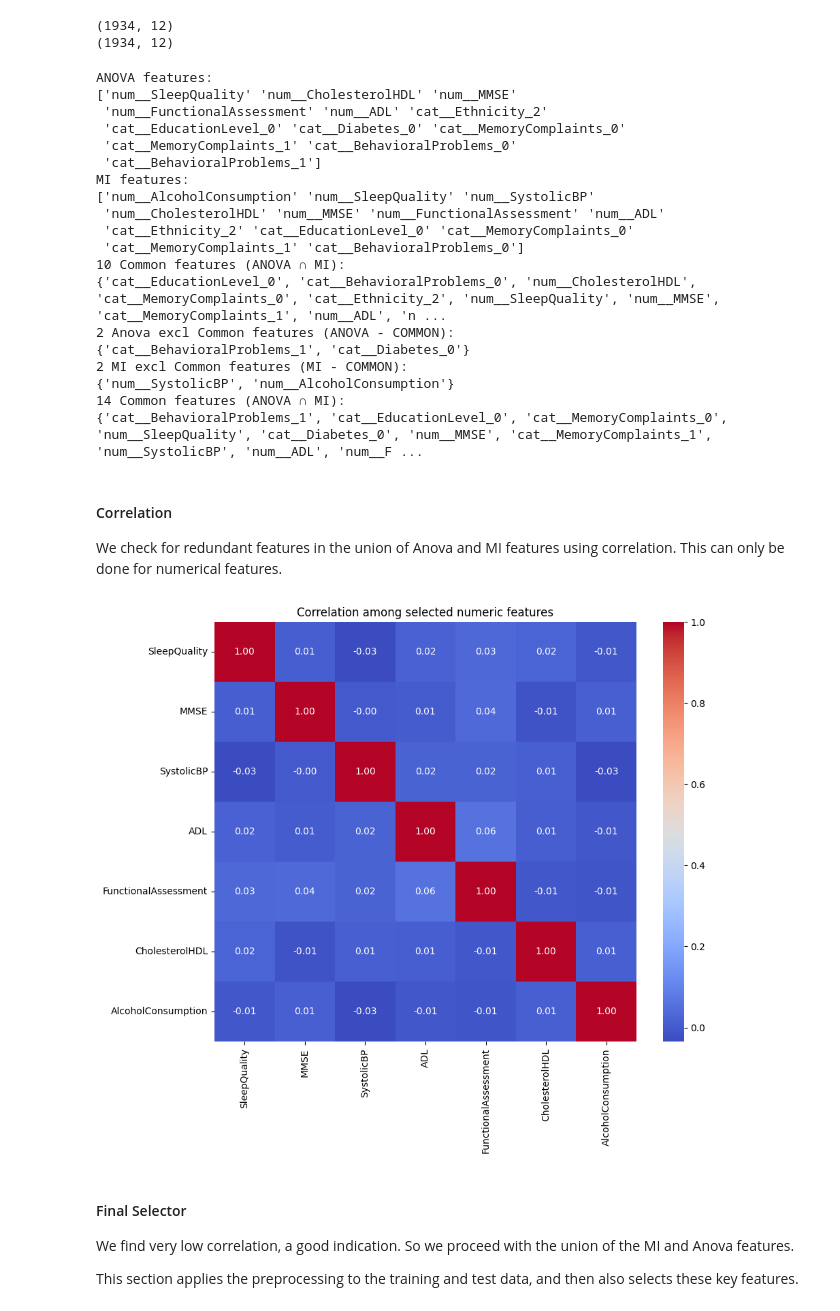
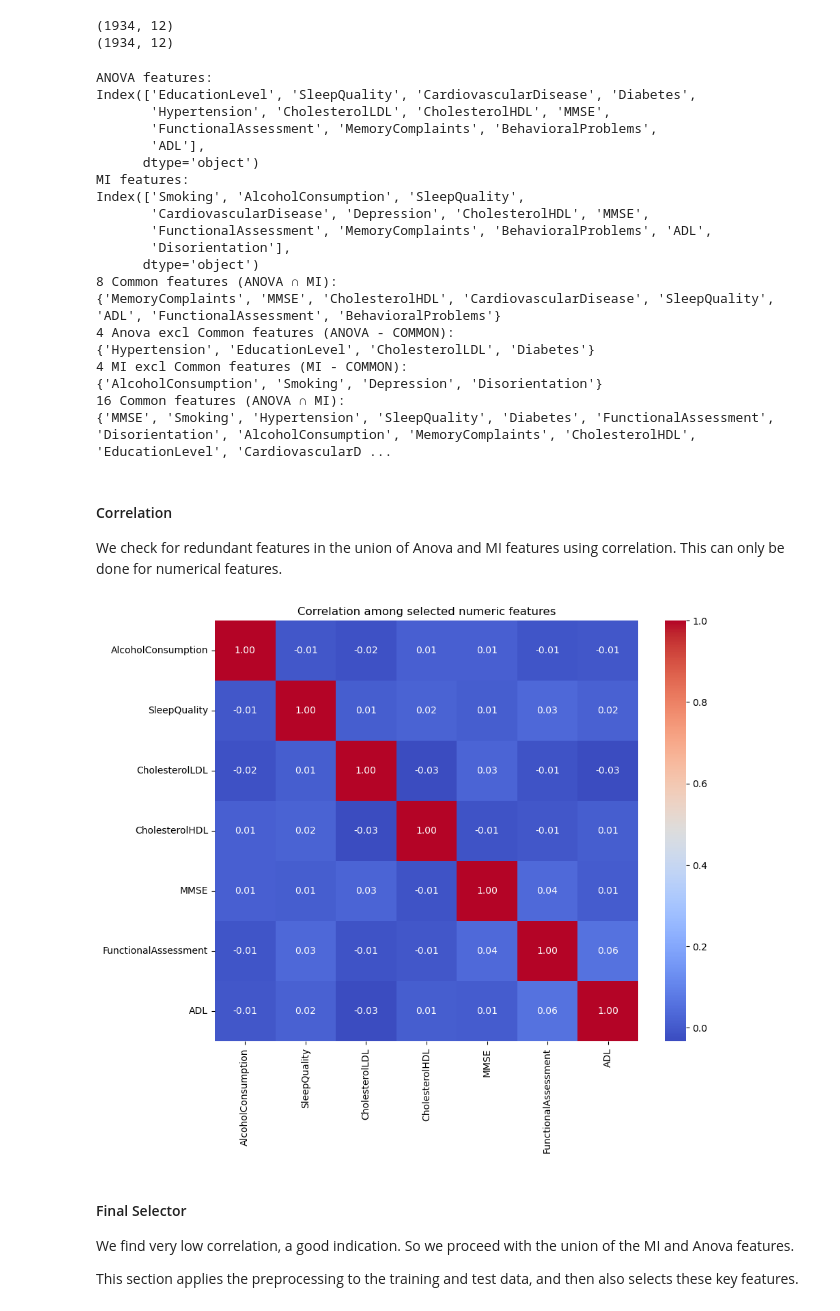
Before and after one commit to SyroQT/AML-group1-2, a Jupyter notebook: notebooks/02-preprocessing.ipynb, the cells around one changed output. Cells and saved outputs as stored; diff of their text form; code cells hidden in the pictures.

Commit message:
Corrected preprocessing logic

```diff
--- a/notebooks/02-preprocessing.ipynb
+++ b/notebooks/02-preprocessing.ipynb
@@ -63,6 +64,9 @@ print(y_train.isna().sum(), y_test.isna().sum())
 # Duplicated rows in X (optional)
 print("Duplicates")
 print(X_train.duplicated().sum(), X_test.duplicated().sum())
+
+X_train = X_train.drop_duplicates()
+X_test = X_test.drop_duplicates()
 # %% [output]
 X train: (1934, 32)
 y train: (1934,)
@@ -165,7 +171,7 @@ anova_selector = SelectKBest(score_func=f_classif, k=k)
 
 anova_pipeline = Pipeline(
     steps=[
-        ("preprocess", preprocess),
+        # ("preprocess", preprocess),
         ("select_anova", anova_selector),
     ]
 )
@@ -177,7 +183,7 @@ mi_selector = SelectKBest(
 
 mi_pipeline = Pipeline(
     steps=[
-        ("preprocess", preprocess),
+        # ("preprocess", preprocess),
         ("select_mi", mi_selector),
     ]
 )
@@ -206,22 +212,20 @@ print(X_train_mi.shape)  # (n_samples, k)
 (1934, 12)
 # %%
 # ANOVA
-preprocess_anova = anova_pipeline.named_steps["preprocess"]
+# preprocess_anova = anova_pipeline.named_steps["preprocess"]
 selector_anova = anova_pipeline.named_steps["select_anova"]
 
-all_feature_names = preprocess_anova.get_feature_names_out()
+# all_feature_names = preprocess_anova.get_feature_names_out()
+all_feature_names = X_train.columns
 anova_mask = selector_anova.get_support()
 anova_features = all_feature_names[anova_mask]
 
 # MI
-preprocess_mi = mi_pipeline.named_steps["preprocess"]
+# preprocess_mi = mi_pipeline.named_steps["preprocess"]
 selector_mi = mi_pipeline.named_steps["select_mi"]
 
-mi_feature_names = (
-    preprocess_mi.get_feature_names_out()
-)  # same as all_feature_names if same preprocess
 mi_mask = selector_mi.get_support()
-mi_features = mi_feature_names[mi_mask]
+mi_features = all_feature_names[mi_mask]
 
 print(f"ANOVA features:\n{anova_features}")
 print(f"MI features:\n{mi_features}")
@@ -242,42 +246,44 @@ union_features = set(anova_features) | set(mi_features)
 print(f"{len(union_features)} Common features (ANOVA ∩ MI):\n{union_features}")
 # %% [output]
 ANOVA features:
-['num__SleepQuality' 'num__CholesterolHDL' 'num__MMSE'
- 'num__FunctionalAssessment' 'num__ADL' 'cat__Ethnicity_2'
- 'cat__EducationLevel_0' 'cat__Diabetes_0' 'cat__MemoryComplaints_0'
- 'cat__MemoryComplaints_1' 'cat__BehavioralProblems_0'
- 'cat__BehavioralProblems_1']
+Index(['EducationLevel', 'SleepQuality', 'CardiovascularDisease', 'Diabetes',
+       'Hypertension', 'CholesterolLDL', 'CholesterolHDL', 'MMSE',
+       'FunctionalAssessment', 'MemoryComplaints', 'BehavioralProblems',
+       'ADL'],
+      dtype='object')
 MI features:
-['num__AlcoholConsumption' 'num__SleepQuality' 'num__SystolicBP'
- 'num__CholesterolHDL' 'num__MMSE' 'num__FunctionalAssessment' 'num__ADL'
- 'cat__Ethnicity_2' 'cat__EducationLevel_0' 'cat__MemoryComplaints_0'
- 'cat__MemoryComplaints_1' 'cat__BehavioralProblems_0']
-10 Common features (ANOVA ∩ MI):
-{'cat__EducationLevel_0', 'cat__BehavioralProblems_0', 'num__CholesterolHDL', 'cat__MemoryComplaints_0', 'cat__Ethnicity_2', 'num__SleepQuality', 'num__MMSE', 'cat__MemoryComplaints_1', 'num__ADL', 'n ...
-2 Anova excl Common features (ANOVA - COMMON):
-{'cat__BehavioralProblems_1', 'cat__Diabetes_0'}
-2 MI excl Common features (MI - COMMON):
-{'num__SystolicBP', 'num__AlcoholConsumption'}
-14 Common features (ANOVA ∩ MI):
-{'cat__BehavioralProblems_1', 'cat__EducationLevel_0', 'cat__MemoryComplaints_0', 'num__SleepQuality', 'cat__Diabetes_0', 'num__MMSE', 'cat__MemoryComplaints_1', 'num__SystolicBP', 'num__ADL', 'num__F ...
+Index(['Smoking', 'AlcoholConsumption', 'SleepQuality',
+       'CardiovascularDisease', 'Depression', 'CholesterolHDL', 'MMSE',
+       'FunctionalAssessment', 'MemoryComplaints', 'BehavioralProblems', 'ADL',
+       'Disorientation'],
+      dtype='object')
+8 Common features (ANOVA ∩ MI):
+{'MemoryComplaints', 'MMSE', 'CholesterolHDL', 'CardiovascularDisease', 'SleepQuality', 'ADL', 'FunctionalAssessment', 'BehavioralProblems'}
+4 Anova excl Common features (ANOVA - COMMON):
+{'Hypertension', 'EducationLevel', 'CholesterolLDL', 'Diabetes'}
+4 MI excl Common features (MI - COMMON):
+{'AlcoholConsumption', 'Smoking', 'Depression', 'Disorientation'}
+16 Common features (ANOVA ∩ MI):
+{'MMSE', 'Smoking', 'Hypertension', 'SleepQuality', 'Diabetes', 'FunctionalAssessment', 'Disorientation', 'AlcoholConsumption', 'MemoryComplaints', 'CholesterolHDL', 'EducationLevel', 'CardiovascularD ...
 # %% [markdown]
 #### Correlation
 
 We check for redundant features in the union of Anova and MI features using correlation. This can only be done for numerical features.
 # %%
 # Check selected features for redundancy with correlation
-selected_numeric = [
-    f.replace("num__", "") for f in union_features if f.startswith("num__")
+union_numeric = [
+    name for name in all_feature_names
+    if name in numeric_cols and name in union_features
 ]
 
-corr = X_train[selected_numeric].corr()
+corr = X_train[union_numeric].corr()
 
 plt.figure(figsize=(10, 8))
 sns.heatmap(corr, annot=True, cmap="coolwarm", fmt=".2f")
 plt.title("Correlation among selected numeric features")
 plt.show()
 # %% [output]
-[figure, old version]
+[figure, new version]
 # %% [markdown]
 #### Final Selector
 
```
Also changed, not shown: parts of 9 cells of this notebook, 5 other files.
